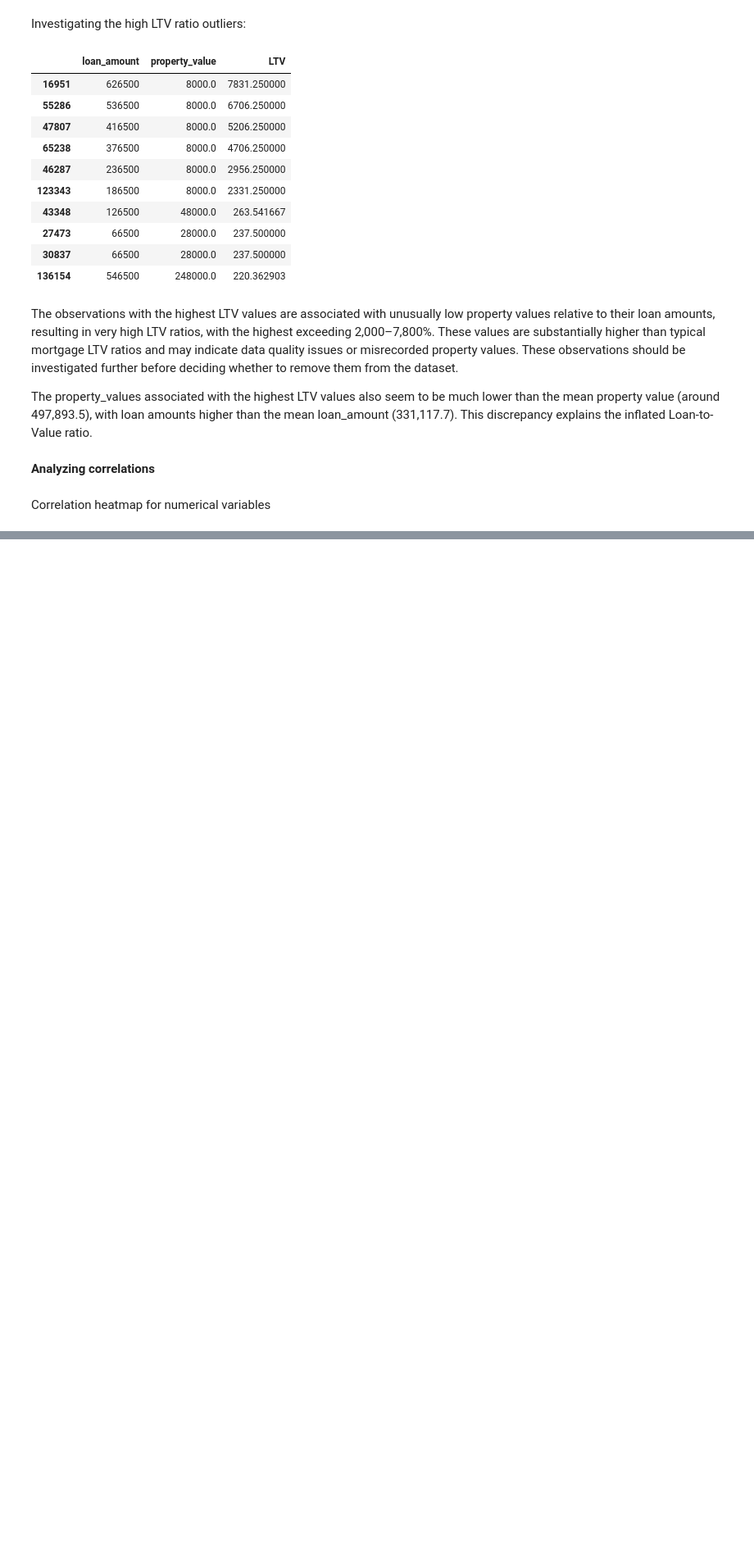
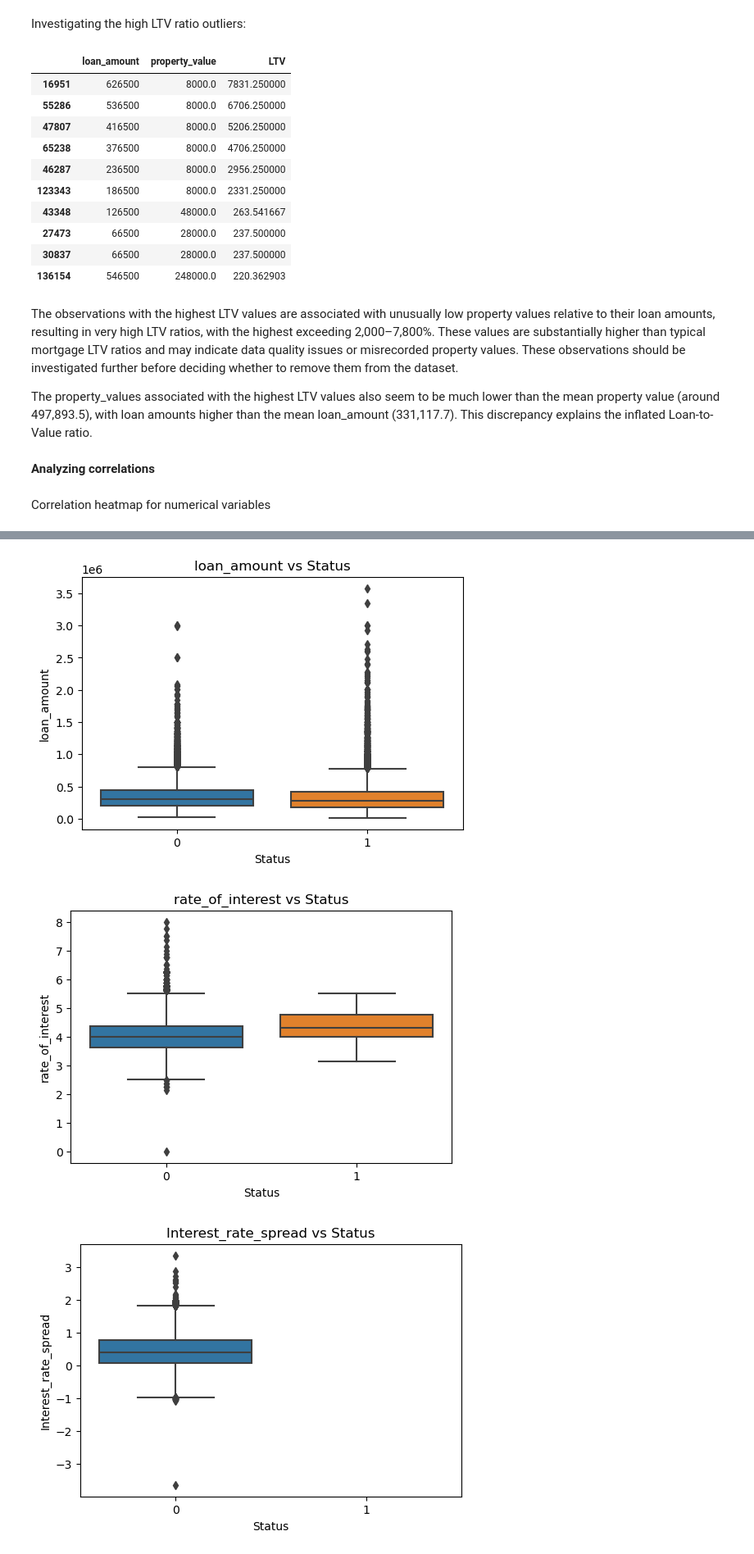
Before and after one commit to vaishnavi-nibh/loandefaultprediction, a Jupyter notebook: notebooks/01_eda.ipynb, the cells around one changed output, grey strips where cells are left out. Shown at 82% size. Saved outputs shown, nothing was run; the diff lists cells and outputs as text; code cells hidden in the pictures; blank space fills up the shorter version.

```diff
--- a/notebooks/eda.ipynb
+++ b/notebooks/01_eda.ipynb
@@ -400,0 +429,12 @@ There seem to be weaker positive correlations between other pairs of variables s
+# %%
+numeric_cols = df_data.select_dtypes(include="number").drop(columns=["Status"]) #don't include the target variable
+
+for col in numeric_cols:
+    plt.figure(figsize=(6,4))
+    sns.boxplot(x="Status", y=col, data=df_data)
+    plt.title(f"{col} vs Status")
+    plt.show()
+# %% [output]
+[figure, added]
+[figure, added]
+[figure, added]
```
Also changed, not shown: parts of 30 cells of this notebook, 1 other file.
